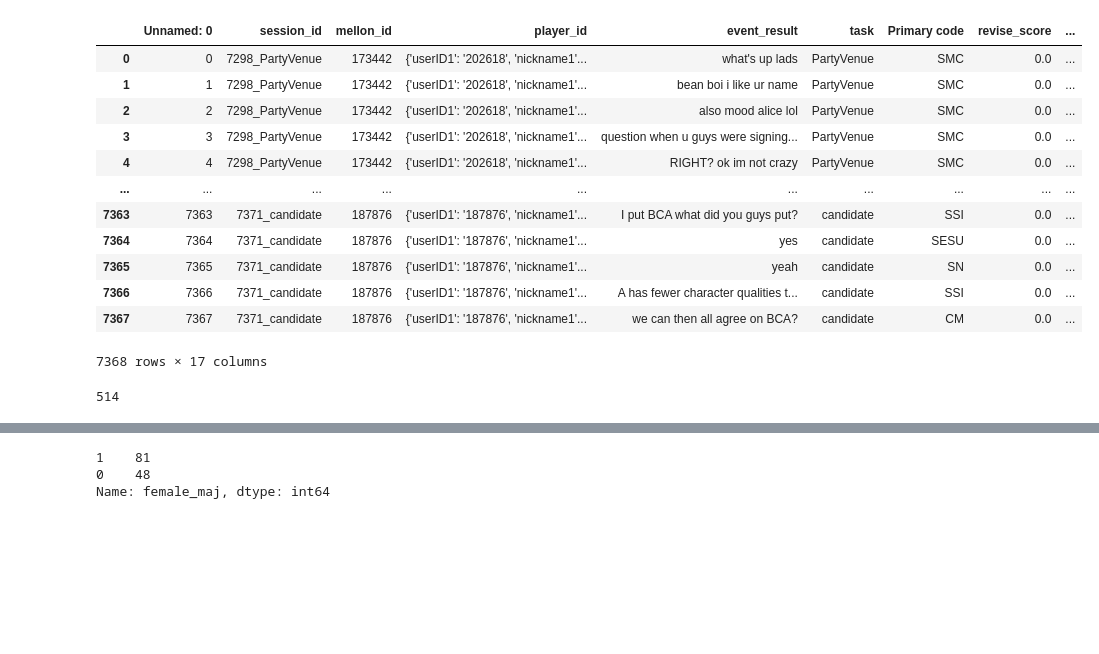
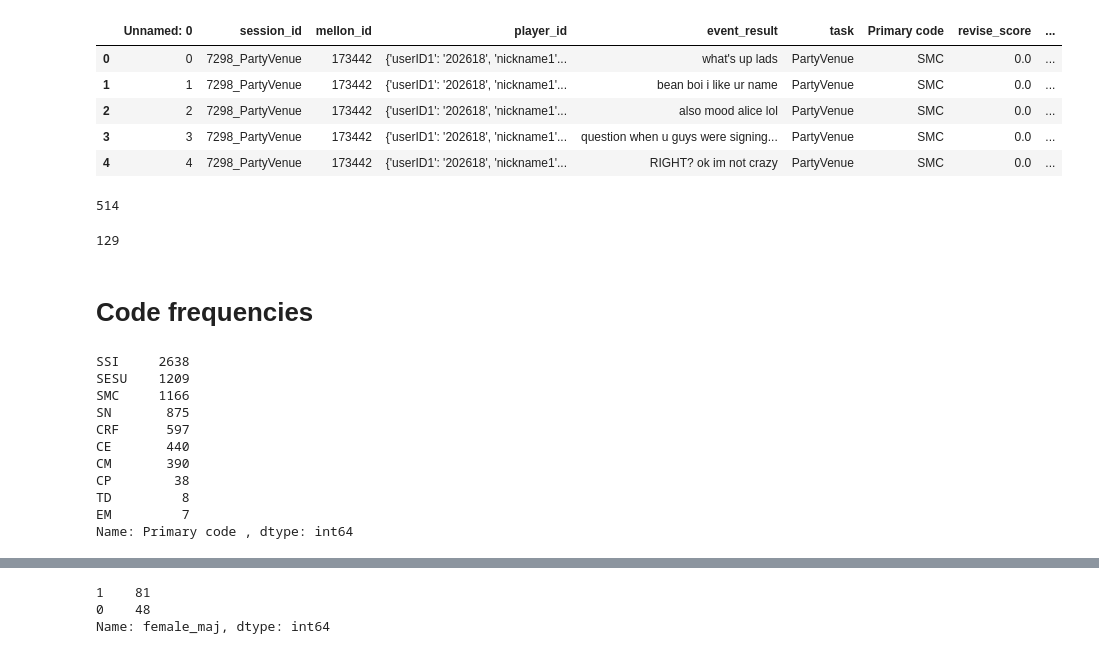
Before and after one commit to The-Language-and-Learning-Analytics-Lab/cult-div-rqa, a Jupyter notebook: Visualization.ipynb, the cells around one changed output, grey strips where cells are left out. Cells and saved outputs as stored; diff of their text form; code cells hidden in the pictures; blank space fills up the shorter version.

```diff
--- a/Visualization.ipynb
+++ b/Visualization.ipynb
@@ -6,22 +6,35 @@ import seaborn as sns
 # %%
 data = pd.read_csv('./data/final.csv')
 # %%
-data
+data.head()
 # %% [output]
 |  | Unnamed: 0 | session_id | mellon_id | player_id | event_result | task | Primary code | revise_score | ... |
 | 0 | 0 | 7298_PartyVenue | 173442 | {'userID1': '202618', 'nickname1'... | what's up lads | PartyVenue | SMC | 0.0 | ... |
 | 1 | 1 | 7298_PartyVenue | 173442 | {'userID1': '202618', 'nickname1'... | bean boi i like ur name | PartyVenue | SMC | 0.0 | ... |
 | 2 | 2 | 7298_PartyVenue | 173442 | {'userID1': '202618', 'nickname1'... | also mood alice lol | PartyVenue | SMC | 0.0 | ... |
 | 3 | 3 | 7298_PartyVenue | 173442 | {'userID1': '202618', 'nickname1'... | question when u guys were signing... | PartyVenue | SMC | 0.0 | ... |
 | 4 | 4 | 7298_PartyVenue | 173442 | {'userID1': '202618', 'nickname1'... | RIGHT? ok im not crazy | PartyVenue | SMC | 0.0 | ... |
-| ... | ... | ... | ... | ... | ... | ... | ... | ... | ... |
-| 7363 | 7363 | 7371_candidate | 187876 | {'userID1': '187876', 'nickname1'... | I put BCA what did you guys put? | candidate | SSI | 0.0 | ... |
-| 7364 | 7364 | 7371_candidate | 187876 | {'userID1': '187876', 'nickname1'... | yes | candidate | SESU | 0.0 | ... |
-| 7365 | 7365 | 7371_candidate | 187876 | {'userID1': '187876', 'nickname1'... | yeah | candidate | SN | 0.0 | ... |
-| 7366 | 7366 | 7371_candidate | 187876 | {'userID1': '187876', 'nickname1'... | A has fewer character qualities t... | candidate | SSI | 0.0 | ... |
-| 7367 | 7367 | 7371_candidate | 187876 | {'userID1': '187876', 'nickname1'... | we can then all agree on BCA? | candidate | CM | 0.0 | ... |
-7368 rows × 17 columns
 # %%
 len(data.mellon_id.unique())
 # %% [output]
 514
+# %%
+len(data.session_id.unique())
+# %% [output]
+129
+# %% [markdown]
+# Code frequencies
+# %%
+data['Primary code '].value_counts()
+# %% [output]
+SSI     2638
+SESU    1209
+SMC     1166
+SN       875
+CRF      597
+CE       440
+CM       390
+CP        38
+TD         8
+EM         7
+Name: Primary code , dtype: int64
```
Also changed, not shown: parts of 4 cells of this notebook, 2 other files.
